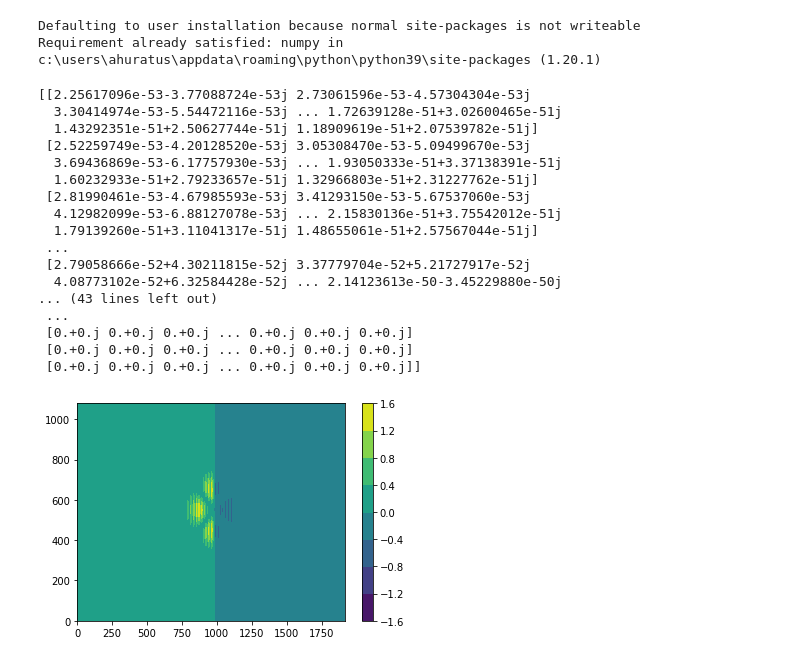
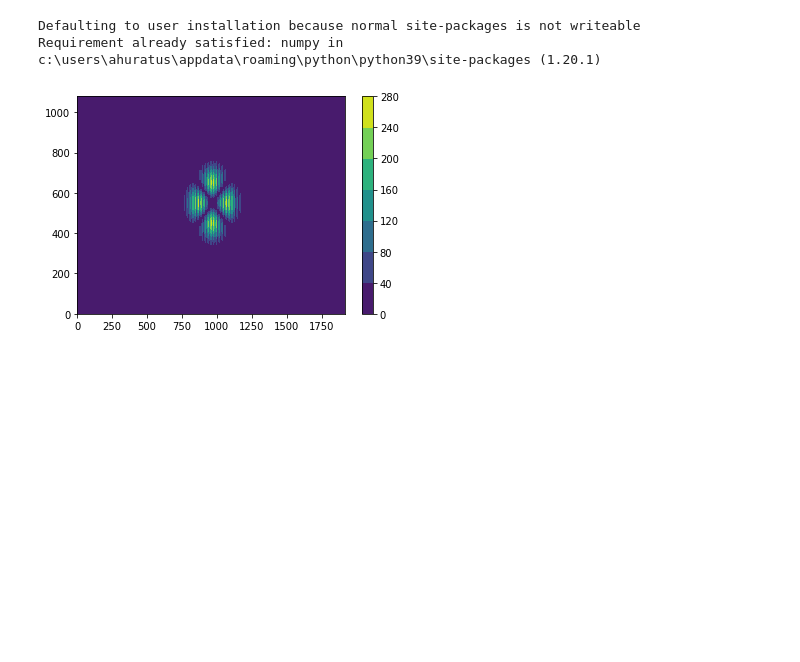
Before and after one commit to Ehsan2754/SinglePhotonQC, a Jupyter notebook: LG.ipynb, the cells around one changed output. Cells and saved outputs as stored; diff of their text form; code cells hidden in the pictures; blank space fills up the shorter version.

Commit message:
Encapuslation, Database restructuring, Image construction

```diff
--- a/LG.ipynb
+++ b/LG.ipynb
@@ -24,6 +24,7 @@ LG = [
     ]
 WIDTH  = 1920 # HARDCODED
 HEIGHT = 1080 # HARDCODED
+
 def getAxis(magnitute,shift):
     return np.linspace(-1*magnitute/2+shift,magnitute/2+shift-1,magnitute)
 def car2polar(x,y):
@@ -42,53 +43,37 @@ def lagurrelGussian(rho,phi,w,l,p):
     # c=1.5
     # x=(rho/(w/c))**2
     # res = res* ( np.exp(1j*l*phi) * Lpl(2*x,l,p) * np.exp((-1*(rho/w))**2))
     # return res
     # return lg(2*((rho/w)**2),p,l)*np.exp(-1*((rho/w)**2))*np.exp(-1j*l*phi)*((np.sqrt(2)*rho/w)**abs(l))
     rho2w = rho/w
     return N_PL(p,l)*np.power(np.sqrt(2)*rho2w,abs(l))*lg(2*np.power(rho2w,2),p,abs(l))*np.exp(-1*np.power(rho2w,2))*np.exp(complex(0,-1)*l*phi)
 
 x, y     = getAxis(WIDTH,-10),getAxis(HEIGHT,-10)
 xv, yv   = np.meshgrid(x,y)
 rho, phi = car2polar(xv,yv)
 # c=1.5
 # q= (rho/(w0/c))**2
 # out = lpl(2*q,LG[0],P)
 out  = 0
 for m,n in LG:
     temp = n*lagurrelGussian(rho,phi,w0,m,P)
-    print(temp)
     out += temp
 
-
+amp   = np.absolute(out)
 phase = np.angle(out)
-amp   = np.absolute(out)
-phase_mod = np.fmod(phase -2*np.pi*x/20,2*np.pi)
+amp=amp/np.amax(amp)
+phase_mod = (phase+2*np.pi*xv/20) % (2*np.pi)
+# phase_mod = np.fmod(phase-2*np.pi*xv/5,2*np.pi)
 res = amp*phase_mod
+res8bit = res/res.max()*255
 # if out == lagurrelGussian(rho,phi,w0,LG[0][0],P)*np.sqrt(5/80):print(True)
 # print (out)
 fig = plt.figure()
 # plt.contourf(out)
 # out = np.angle(lagurrelGussian(rho,phi,w0,LG[0][0],P),deg=True)
 # plt.contourf(np.angle(lagurrelGussian(rho,phi,w0,LG[0][0],P)))
-plt.contourf(res)
+plt.contourf(res8bit)
 plt.colorbar()
 plt.show()
 # %% [output]
-[[2.25617096e-53-3.77088724e-53j 2.73061596e-53-4.57304304e-53j
-  3.30414974e-53-5.54472116e-53j ... 1.72639128e-51+3.02600465e-51j
-  1.43292351e-51+2.50627744e-51j 1.18909619e-51+2.07539782e-51j]
- [2.52259749e-53-4.20128520e-53j 3.05308470e-53-5.09499670e-53j
-  3.69436869e-53-6.17757930e-53j ... 1.93050333e-51+3.37138391e-51j
-  1.60232933e-51+2.79233657e-51j 1.32966803e-51+2.31227762e-51j]
- [2.81990461e-53-4.67985593e-53j 3.41293150e-53-5.67537060e-53j
-  4.12982099e-53-6.88127078e-53j ... 2.15830136e-51+3.75542012e-51j
-  1.79139260e-51+3.11041317e-51j 1.48655061e-51+2.57567044e-51j]
- ...
- [2.79058666e-52+4.30211815e-52j 3.37779704e-52+5.21727917e-52j
-  4.08773102e-52+6.32584428e-52j ... 2.14123613e-50-3.45229880e-50j
-... (43 lines left out)
- ...
- [0.+0.j 0.+0.j 0.+0.j ... 0.+0.j 0.+0.j 0.+0.j]
- [0.+0.j 0.+0.j 0.+0.j ... 0.+0.j 0.+0.j 0.+0.j]
- [0.+0.j 0.+0.j 0.+0.j ... 0.+0.j 0.+0.j 0.+0.j]]
-[figure, old version]
+[figure, new version]
```
Also changed, not shown: 4 other files.
